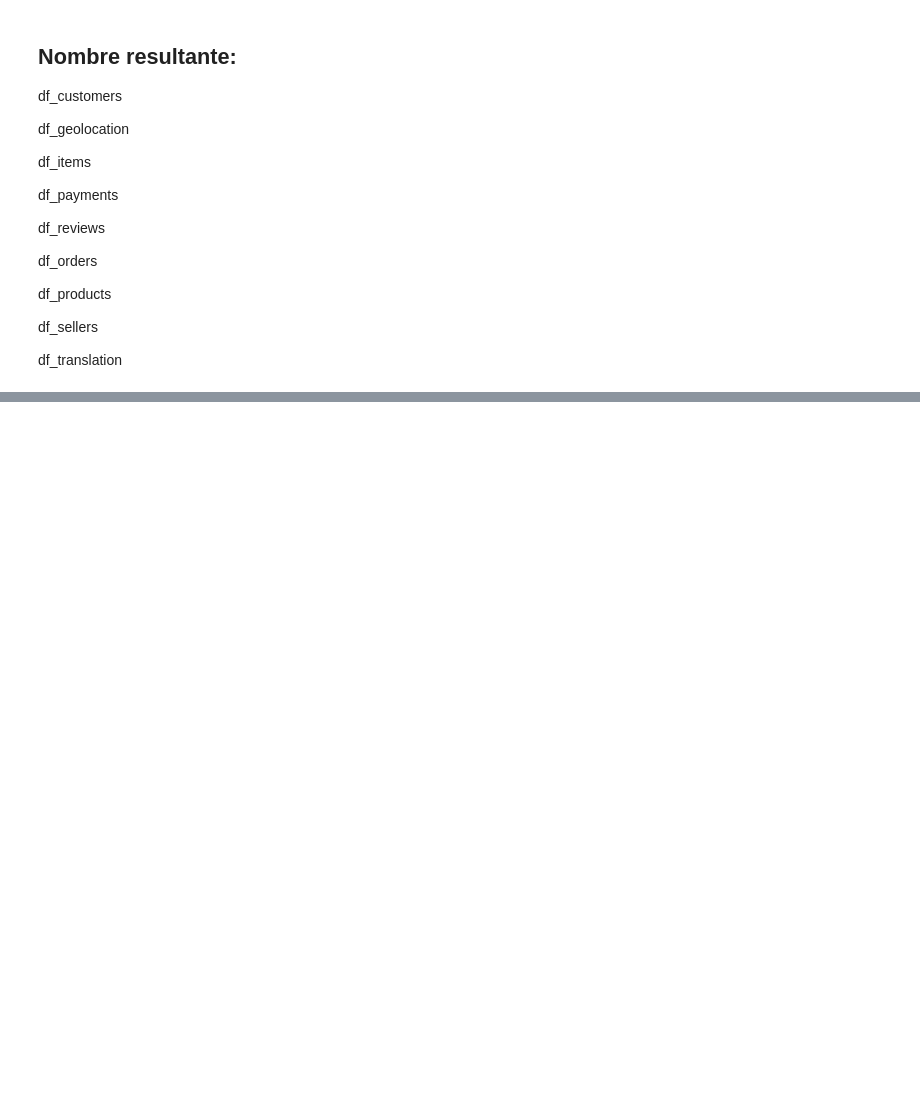
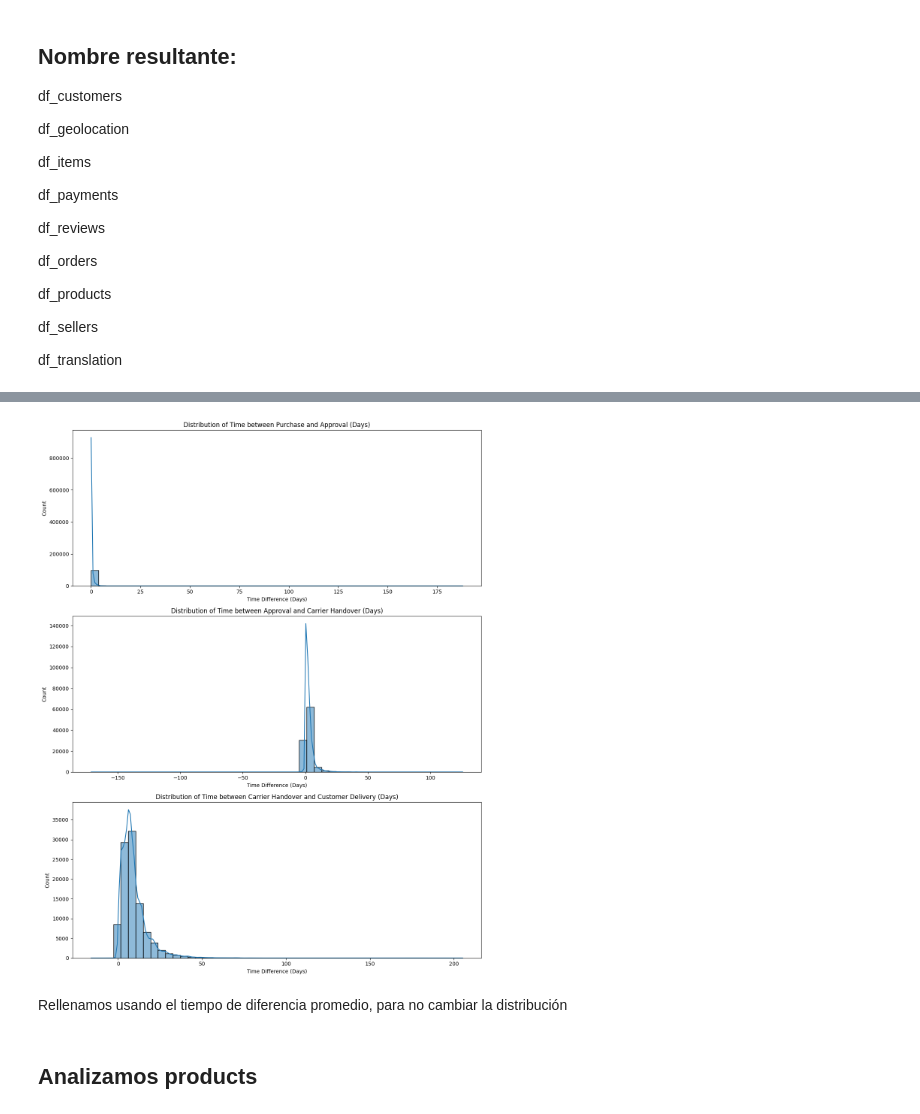
Before and after one commit to NicoD920/base_datos_primavera_2025, a Jupyter notebook: eda.ipynb, the cells around one changed output, grey strips where cells are left out. Drawn from its saved outputs; the diff is of its cells as text; code cells hidden in the pictures; blank space fills up the shorter version.

```diff
--- a/eda.ipynb
+++ b/eda.ipynb
@@ -73,0 +414,12 @@ df_translation
+# %%
+# Impute missing 'order_approved_at' using average time from 'order_purchase_timestamp'
+df_orders['order_approved_at'].fillna(df_orders['order_purchase_timestamp'] + avg_time_purchase_approved, inplace=True)
+
+# Impute missing 'order_delivered_carrier_date' using average time from 'order_approved_at'
+df_orders['order_delivered_carrier_date'].fillna(df_orders['order_approved_at'] + avg_time_approved_carrier, inplace=True)
+
+# Impute missing 'order_delivered_customer_date' using average time from 'order_delivered_carrier_date'
+df_orders['order_delivered_customer_date'].fillna(df_orders['order_delivered_carrier_date'] + avg_time_carrier_customer, inplace=True)
+
+print("Missing values after imputation:")
+print(df_orders.isnull().sum())
@@ -73,0 +468,39 @@ df_translation
+# %%
+import matplotlib.pyplot as plt
+import seaborn as sns
+import pandas as pd
+
+# Convert timestamp columns to datetime objects (if not already done)
+df_orders['order_purchase_timestamp'] = pd.to_datetime(df_orders['order_purchase_timestamp'])
+df_orders['order_approved_at'] = pd.to_datetime(df_orders['order_approved_at'])
+df_orders['order_delivered_carrier_date'] = pd.to_datetime(df_orders['order_delivered_carrier_date'])
+df_orders['order_delivered_customer_date'] = pd.to_datetime(df_orders['order_delivered_customer_date'])
+df_orders['order_estimated_delivery_date'] = pd.to_datetime(df_orders['order_estimated_delivery_date'])
+
+# Calculate time differences in days
+time_diff_purchase_approved = (df_orders['order_approved_at'] - df_orders['order_purchase_timestamp']).dt.total_seconds() / (60*60*24)
+time_diff_approved_carrier = (df_orders['order_delivered_carrier_date'] - df_orders['order_approved_at']).dt.total_seconds() / (60*60*24)
+time_diff_carrier_customer = (df_orders['order_delivered_customer_date'] - df_orders['order_delivered_carrier_date']).dt.total_seconds() / (60*60*24)
+
+fig, axes = plt.subplots(nrows=3, ncols=1, figsize=(12, 15))
+
+sns.histplot(data=time_diff_purchase_approved.dropna(), ax=axes[0], kde=True, bins=50)
+axes[0].set_title('Distribution of Time between Purchase and Approval (Days)')
+axes[0].set_xlabel('Time Difference (Days)')
+
+sns.histplot(data=time_diff_approved_carrier.dropna(), ax=axes[1], kde=True, bins=50)
+axes[1].set_title('Distribution of Time between Approval and Carrier Handover (Days)')
+axes[1].set_xlabel('Time Difference (Days)')
+
+sns.histplot(data=time_diff_carrier_customer.dropna(), ax=axes[2], kde=True, bins=50)
+axes[2].set_title('Distribution of Time between Carrier Handover and Customer Delivery (Days)')
+axes[2].set_xlabel('Time Difference (Days)')
+
+plt.tight_layout()
+plt.show()
+# %% [output]
+[figure, added]
+# %% [markdown]
+Rellenamos usando el tiempo de diferencia promedio, para no cambiar la distribución
+# %% [markdown]
+## Analizamos products
```
Also changed, not shown: parts of 43 cells of this notebook.
